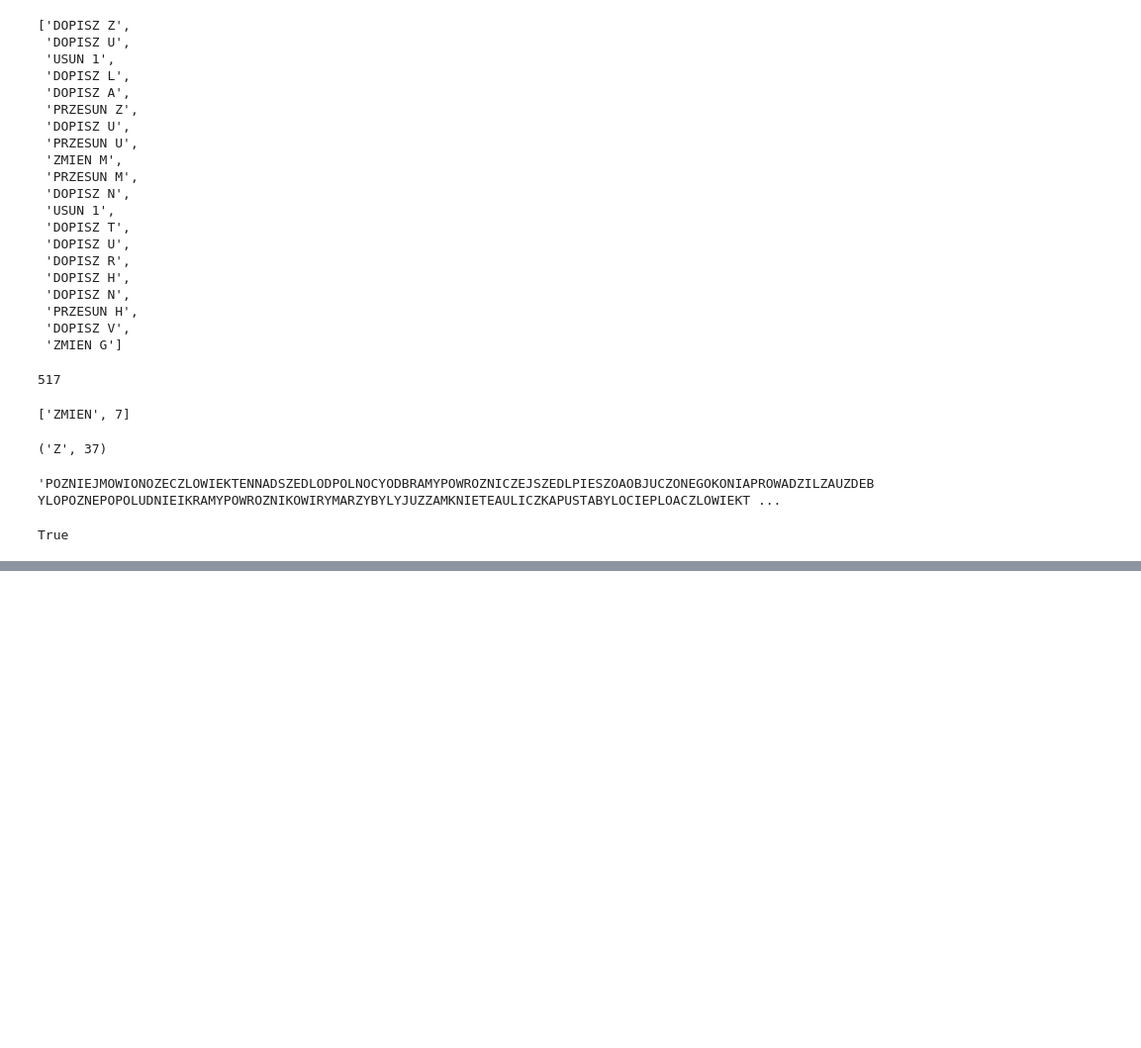
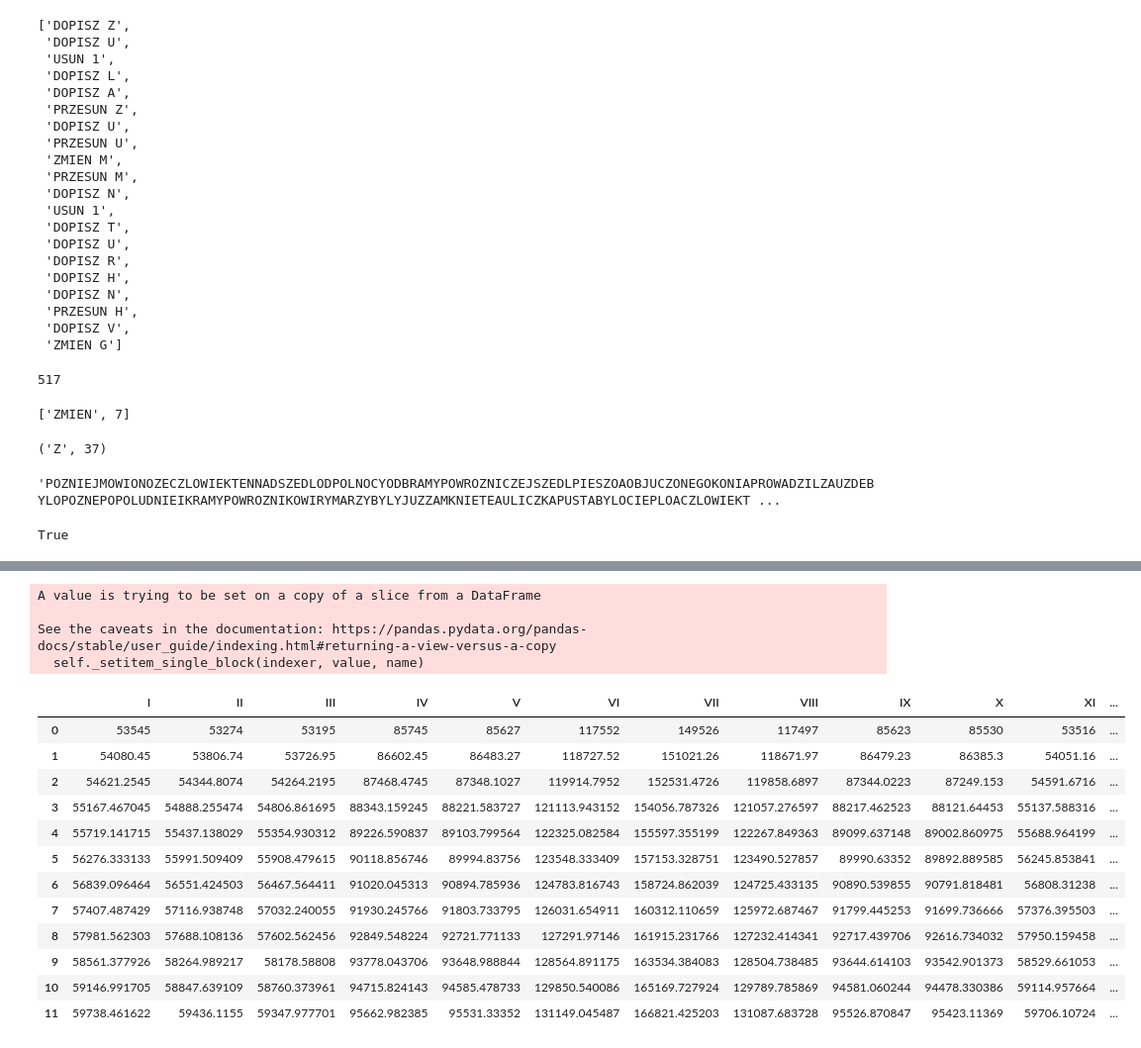
Before and after one commit to AnalitykEduPL/matura_python, a Jupyter notebook: Rozwiazania_2021.ipynb, the cells around one changed output, grey strips where cells are left out. Shown at 99% size. Cells and saved outputs as stored; diff of their text form; code cells hidden in the pictures; blank space fills up the shorter version.

```diff
--- a/Rozwiazania_2021.ipynb
+++ b/Rozwiazania_2021.ipynb
@@ -129,0 +294,4 @@ True
+# %%
+data_5_4 = data.sum()
+# %%
+data_5_4 = data_5_4.to_frame().transpose().drop(['KodKlienta','numer_klienta','ilosc_osob','dzielnica','roczne_zuzycie','srednie_na_osobe'],axis=1)
@@ -129,0 +326,26 @@ True
+# %%
+rok = 2019
+for item in range(1,12):
+    data_5_4.loc[item] = data_5_4.iloc[item-1]*1.01
+    data_5_4['rok'].loc[item]=int(rok+item)
+# %% [output]
+A value is trying to be set on a copy of a slice from a DataFrame
+
+See the caveats in the documentation: https://pandas.pydata.org/pandas-docs/stable/user_guide/indexing.html#returning-a-view-versus-a-copy
+  self._setitem_single_block(indexer, value, name)
+# %%
+data_5_4
+# %% [output]
+|  | I | II | III | IV | V | VI | VII | VIII | IX | X | XI | ... |
+| 0 | 53545 | 53274 | 53195 | 85745 | 85627 | 117552 | 149526 | 117497 | 85623 | 85530 | 53516 | ... |
+| 1 | 54080.45 | 53806.74 | 53726.95 | 86602.45 | 86483.27 | 118727.52 | 151021.26 | 118671.97 | 86479.23 | 86385.3 | 54051.16 | ... |
+| 2 | 54621.2545 | 54344.8074 | 54264.2195 | 87468.4745 | 87348.1027 | 119914.7952 | 152531.4726 | 119858.6897 | 87344.0223 | 87249.153 | 54591.6716 | ... |
+| 3 | 55167.467045 | 54888.255474 | 54806.861695 | 88343.159245 | 88221.583727 | 121113.943152 | 154056.787326 | 121057.276597 | 88217.462523 | 88121.64453 | 55137.588316 | ... |
+| 4 | 55719.141715 | 55437.138029 | 55354.930312 | 89226.590837 | 89103.799564 | 122325.082584 | 155597.355199 | 122267.849363 | 89099.637148 | 89002.860975 | 55688.964199 | ... |
+| 5 | 56276.333133 | 55991.509409 | 55908.479615 | 90118.856746 | 89994.83756 | 123548.333409 | 157153.328751 | 123490.527857 | 89990.63352 | 89892.889585 | 56245.853841 | ... |
+| 6 | 56839.096464 | 56551.424503 | 56467.564411 | 91020.045313 | 90894.785936 | 124783.816743 | 158724.862039 | 124725.433135 | 90890.539855 | 90791.818481 | 56808.31238 | ... |
+| 7 | 57407.487429 | 57116.938748 | 57032.240055 | 91930.245766 | 91803.733795 | 126031.654911 | 160312.110659 | 125972.687467 | 91799.445253 | 91699.736666 | 57376.395503 | ... |
+| 8 | 57981.562303 | 57688.108136 | 57602.562456 | 92849.548224 | 92721.771133 | 127291.97146 | 161915.231766 | 127232.414341 | 92717.439706 | 92616.734032 | 57950.159458 | ... |
+| 9 | 58561.377926 | 58264.989217 | 58178.58808 | 93778.043706 | 93648.988844 | 128564.891175 | 163534.384083 | 128504.738485 | 93644.614103 | 93542.901373 | 58529.661053 | ... |
+| 10 | 59146.991705 | 58847.639109 | 58760.373961 | 94715.824143 | 94585.478733 | 129850.540086 | 165169.727924 | 129789.785869 | 94581.060244 | 94478.330386 | 59114.957664 | ... |
+| 11 | 59738.461622 | 59436.1155 | 59347.977701 | 95662.982385 | 95531.33352 | 131149.045487 | 166821.425203 | 131087.683728 | 95526.870847 | 95423.11369 | 59706.10724 | ... |
```
Also changed, not shown: parts of 37 cells of this notebook.
